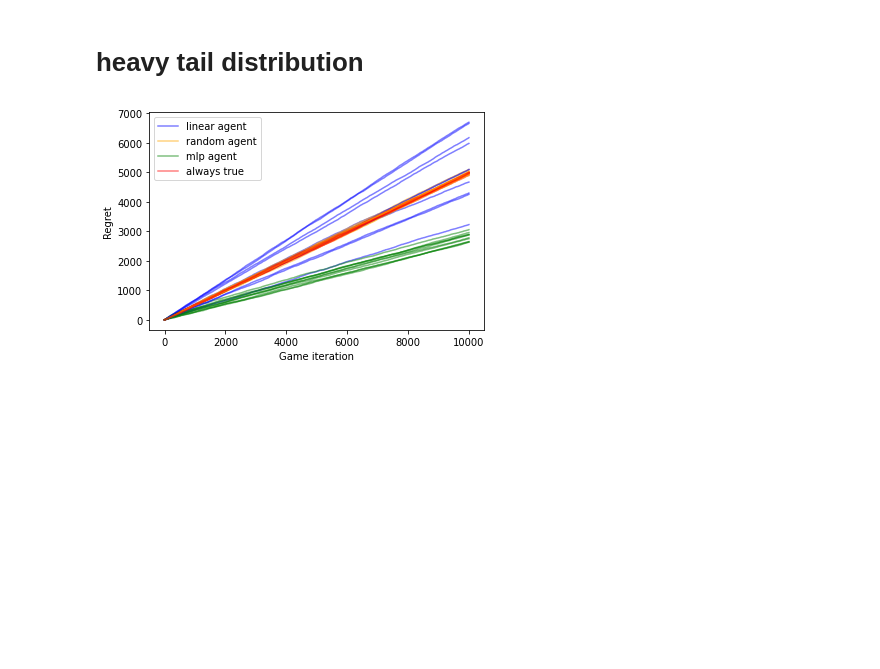
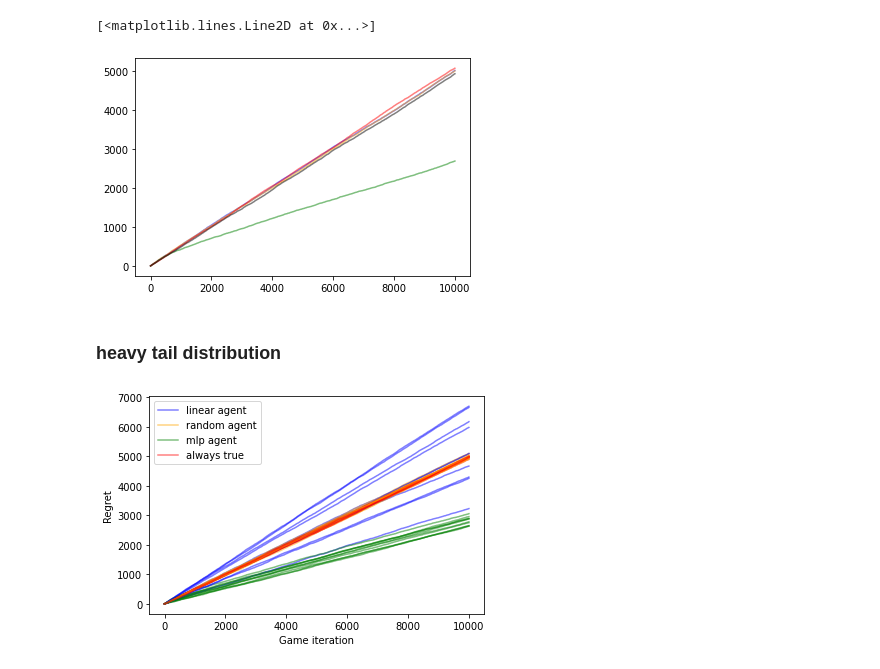
Before and after one commit to myazdani/number-guessing, a Jupyter notebook: number_guessing_learner.ipynb, the cells around one changed output. Drawn from its saved outputs; the diff is of its cells as text; code cells hidden in the pictures; blank space fills up the shorter version.

```diff
--- a/number_guessing_learner.ipynb
+++ b/number_guessing_learner.ipynb
@@ -200,5 +477,19 @@ plt.legend();
+# %%
+        plt.plot(all_correct_rewards - np.cumsum(np.array(linear_rewards)), color = 'b', alpha = .5,
+                label = "linear agent")
+        plt.plot(all_correct_rewards- np.cumsum(np.array(random_rewards)), color = 'orange', alpha = .5,
+                label = "random agent")
+        plt.plot(all_correct_rewards- np.cumsum(np.array(mlp_rewards)), color = 'green', alpha = .5,
+                label = "mlp agent")
+        plt.plot(all_correct_rewards- np.cumsum(np.array(always_true_rewards)), color = 'red', alpha = .5,
+                label = "always true")
+        plt.plot(all_correct_rewards- np.cumsum(np.array(optimal_rewards)), color = 'k', alpha = .5,
+                label = "optimal agent")
+# %% [output]
+[<matplotlib.lines.Line2D at 0x...>]
+[figure, added]
 # %% [markdown]
-# heavy tail distribution
+### heavy tail distribution
 # %%
 from scipy.stats import pareto
 # %%
```
Also changed, not shown: parts of 27 cells of this notebook.
